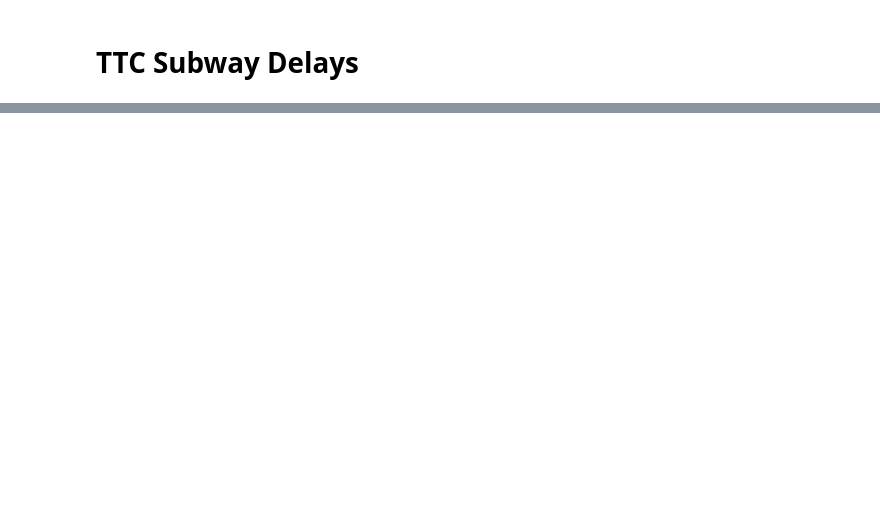
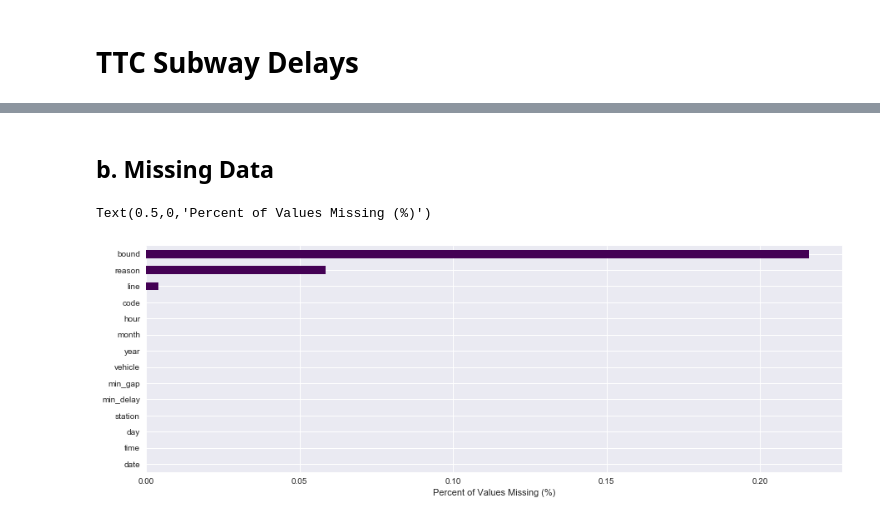
Before and after one commit to hughkolias/SCS-3250-team8, a Jupyter notebook: TTCDelay_Analysis.ipynb, the cells around one changed output, grey strips where cells are left out. Drawn from its saved outputs; the diff is of its cells as text; code cells hidden in the pictures; blank space fills up the shorter version.

```diff
--- a/TTCDelay_Analysis.ipynb
+++ b/TTCDelay_Analysis.ipynb
@@ -90,3 +101,23 @@ memory usage: 8.9+ MB
 # %%
 # Convert date/time columns
 delay['Date'] = pd.to_datetime(delay['Date'])
+# Generate ['Year','Month'] columns
+delay['Year'] = delay['Date'].apply(lambda x: x.year)
+delay['Month'] = delay['Date'].apply(lambda x: x.month)
+# %%
+# Generate Hour column
+delay['Time'] = pd.to_datetime(delay['Time'])
+delay['Hour'] = delay['Time'].apply(lambda x: x.hour)
+# %%
+# Reformat all columns
+delay.columns = [col.replace(' ','_').lower() for col in delay.columns.tolist()]
+# %% [markdown]
+## b. Missing Data
+# %%
+# What data are we missing?
+# What data are we missing
+ax = delay.isnull().mean().sort_values().plot(kind='barh',figsize=(15,5), colormap='viridis')
+ax.set_xlabel('Percent of Values Missing (%)')
+# %% [output]
+Text(0.5,0,'Percent of Values Missing (%)')
+[figure, added]
```
Also changed, not shown: parts of 68 cells of this notebook.
